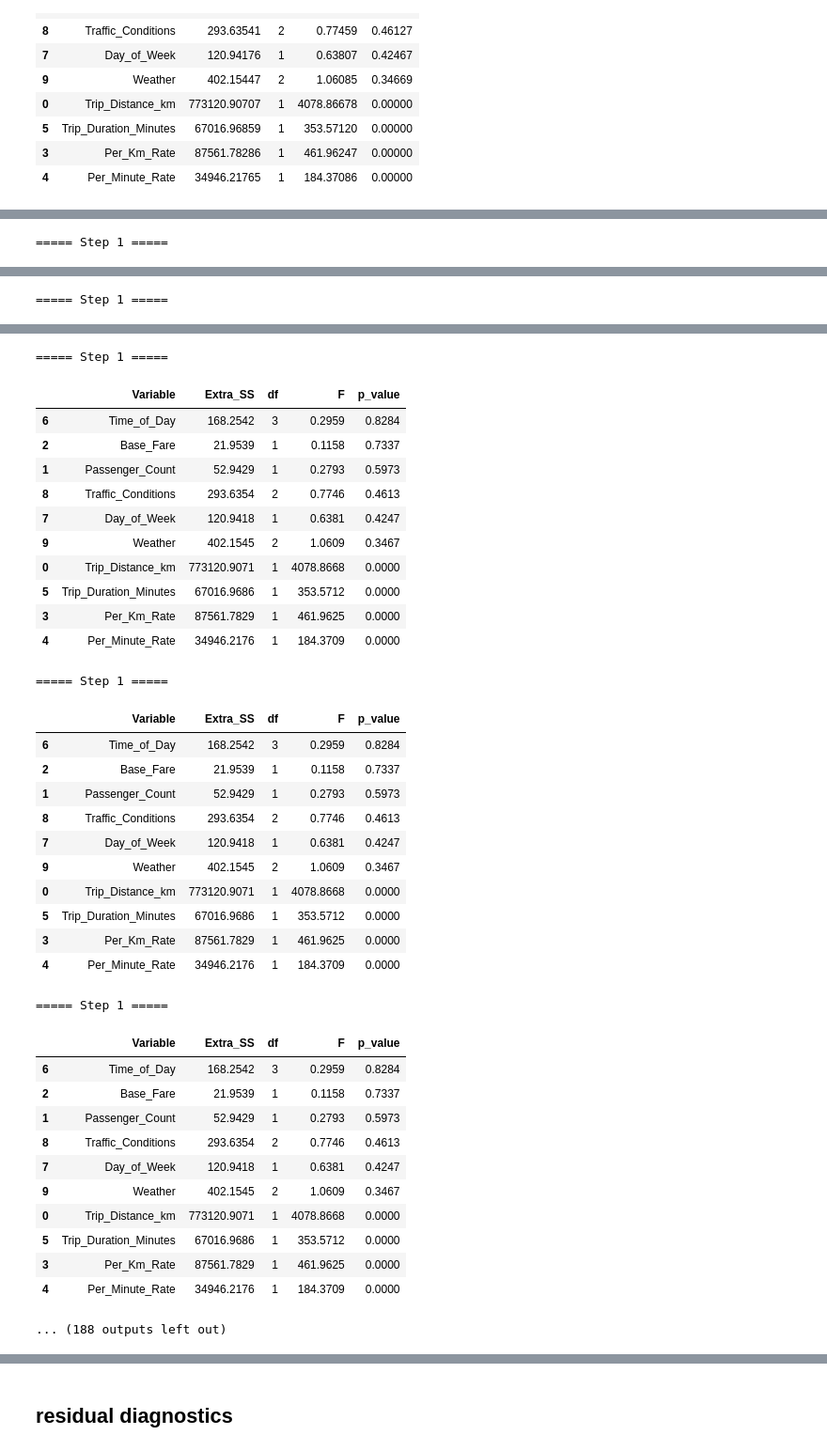
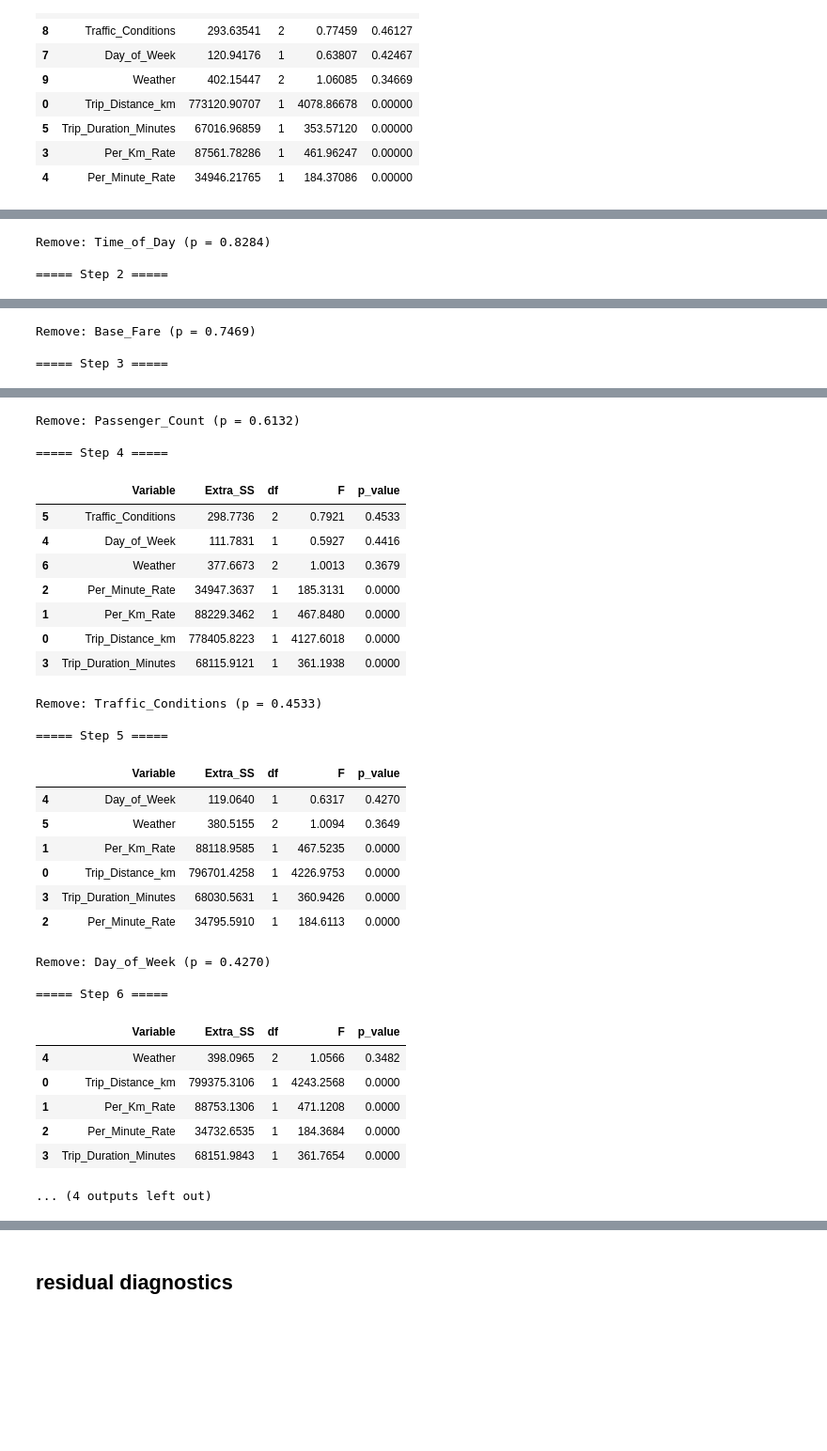
Before and after one commit to kurochan1901/115-1_Data-Analysis-and-Modeling, a Jupyter notebook: HW1/HW1.ipynb, the cells around one changed output, grey strips where cells are left out. Shown at 94% size. Cells and saved outputs as stored; diff of their text form; code cells hidden in the pictures; blank space fills up the shorter version.

```diff
--- a/HW1/HW1.ipynb
+++ b/HW1/HW1.ipynb
@@ -1275,9 +1275,12 @@ while True:
 
     step += 1
 
-print("Backward Elimination Order:")
+print("===== Backward Elimination History =====")
 for i, item in enumerate(history, start=1):
     print(f"Step {i}: Remove {item['Removed']}")
+
+history_df = pd.DataFrame(history)
+display(history_df.round(4))
 # %% [output]
 ===== Step 1 =====
 |  | Variable | Extra_SS | df | F | p_value |
@@ -1291,5 +1294,7 @@ for i, item in enumerate(history, start=1):
 | 5 | Trip_Duration_Minutes | 67016.9686 | 1 | 353.5712 | 0.0000 |
 | 3 | Per_Km_Rate | 87561.7829 | 1 | 461.9625 | 0.0000 |
 | 4 | Per_Minute_Rate | 34946.2176 | 1 | 184.3709 | 0.0000 |
-===== Step 1 =====
+Remove: Time_of_Day (p = 0.8284)
+
+===== Step 2 =====
 |  | Variable | Extra_SS | df | F | p_value |
@@ -1306,2 +1310,4 @@ for i, item in enumerate(history, start=1):
-===== Step 1 =====
+Remove: Base_Fare (p = 0.7469)
+
+===== Step 3 =====
 |  | Variable | Extra_SS | df | F | p_value |
@@ -1318,37 +1322,31 @@ for i, item in enumerate(history, start=1):
-===== Step 1 =====
+Remove: Passenger_Count (p = 0.6132)
+
+===== Step 4 =====
 |  | Variable | Extra_SS | df | F | p_value |
-| 6 | Time_of_Day | 168.2542 | 3 | 0.2959 | 0.8284 |
-| 2 | Base_Fare | 21.9539 | 1 | 0.1158 | 0.7337 |
-| 1 | Passenger_Count | 52.9429 | 1 | 0.2793 | 0.5973 |
-| 8 | Traffic_Conditions | 293.6354 | 2 | 0.7746 | 0.4613 |
-| 7 | Day_of_Week | 120.9418 | 1 | 0.6381 | 0.4247 |
-| 9 | Weather | 402.1545 | 2 | 1.0609 | 0.3467 |
-| 0 | Trip_Distance_km | 773120.9071 | 1 | 4078.8668 | 0.0000 |
-| 5 | Trip_Duration_Minutes | 67016.9686 | 1 | 353.5712 | 0.0000 |
-| 3 | Per_Km_Rate | 87561.7829 | 1 | 461.9625 | 0.0000 |
-| 4 | Per_Minute_Rate | 34946.2176 | 1 | 184.3709 | 0.0000 |
+| 5 | Traffic_Conditions | 298.7736 | 2 | 0.7921 | 0.4533 |
+| 4 | Day_of_Week | 111.7831 | 1 | 0.5927 | 0.4416 |
+| 6 | Weather | 377.6673 | 2 | 1.0013 | 0.3679 |
+| 2 | Per_Minute_Rate | 34947.3637 | 1 | 185.3131 | 0.0000 |
+| 1 | Per_Km_Rate | 88229.3462 | 1 | 467.8480 | 0.0000 |
+| 0 | Trip_Distance_km | 778405.8223 | 1 | 4127.6018 | 0.0000 |
+| 3 | Trip_Duration_Minutes | 68115.9121 | 1 | 361.1938 | 0.0000 |
-===== Step 1 =====
+Remove: Traffic_Conditions (p = 0.4533)
+
+===== Step 5 =====
 |  | Variable | Extra_SS | df | F | p_value |
-| 6 | Time_of_Day | 168.2542 | 3 | 0.2959 | 0.8284 |
-| 2 | Base_Fare | 21.9539 | 1 | 0.1158 | 0.7337 |
-| 1 | Passenger_Count | 52.9429 | 1 | 0.2793 | 0.5973 |
-| 8 | Traffic_Conditions | 293.6354 | 2 | 0.7746 | 0.4613 |
-| 7 | Day_of_Week | 120.9418 | 1 | 0.6381 | 0.4247 |
-| 9 | Weather | 402.1545 | 2 | 1.0609 | 0.3467 |
-| 0 | Trip_Distance_km | 773120.9071 | 1 | 4078.8668 | 0.0000 |
-| 5 | Trip_Duration_Minutes | 67016.9686 | 1 | 353.5712 | 0.0000 |
-| 3 | Per_Km_Rate | 87561.7829 | 1 | 461.9625 | 0.0000 |
-| 4 | Per_Minute_Rate | 34946.2176 | 1 | 184.3709 | 0.0000 |
+| 4 | Day_of_Week | 119.0640 | 1 | 0.6317 | 0.4270 |
+| 5 | Weather | 380.5155 | 2 | 1.0094 | 0.3649 |
+| 1 | Per_Km_Rate | 88118.9585 | 1 | 467.5235 | 0.0000 |
+| 0 | Trip_Distance_km | 796701.4258 | 1 | 4226.9753 | 0.0000 |
+| 3 | Trip_Duration_Minutes | 68030.5631 | 1 | 360.9426 | 0.0000 |
+| 2 | Per_Minute_Rate | 34795.5910 | 1 | 184.6113 | 0.0000 |
-===== Step 1 =====
+Remove: Day_of_Week (p = 0.4270)
+
+===== Step 6 =====
 |  | Variable | Extra_SS | df | F | p_value |
-| 6 | Time_of_Day | 168.2542 | 3 | 0.2959 | 0.8284 |
-| 2 | Base_Fare | 21.9539 | 1 | 0.1158 | 0.7337 |
-| 1 | Passenger_Count | 52.9429 | 1 | 0.2793 | 0.5973 |
-| 8 | Traffic_Conditions | 293.6354 | 2 | 0.7746 | 0.4613 |
-| 7 | Day_of_Week | 120.9418 | 1 | 0.6381 | 0.4247 |
-| 9 | Weather | 402.1545 | 2 | 1.0609 | 0.3467 |
-| 0 | Trip_Distance_km | 773120.9071 | 1 | 4078.8668 | 0.0000 |
-| 5 | Trip_Duration_Minutes | 67016.9686 | 1 | 353.5712 | 0.0000 |
-| 3 | Per_Km_Rate | 87561.7829 | 1 | 461.9625 | 0.0000 |
-| 4 | Per_Minute_Rate | 34946.2176 | 1 | 184.3709 | 0.0000 |
+| 4 | Weather | 398.0965 | 2 | 1.0566 | 0.3482 |
+| 0 | Trip_Distance_km | 799375.3106 | 1 | 4243.2568 | 0.0000 |
+| 1 | Per_Km_Rate | 88753.1306 | 1 | 471.1208 | 0.0000 |
+| 2 | Per_Minute_Rate | 34732.6535 | 1 | 184.3684 | 0.0000 |
+| 3 | Trip_Duration_Minutes | 68151.9843 | 1 | 361.7654 | 0.0000 |
-... (188 outputs left out)
+... (4 outputs left out)
```
Also changed, not shown: parts of 6 cells of this notebook.
